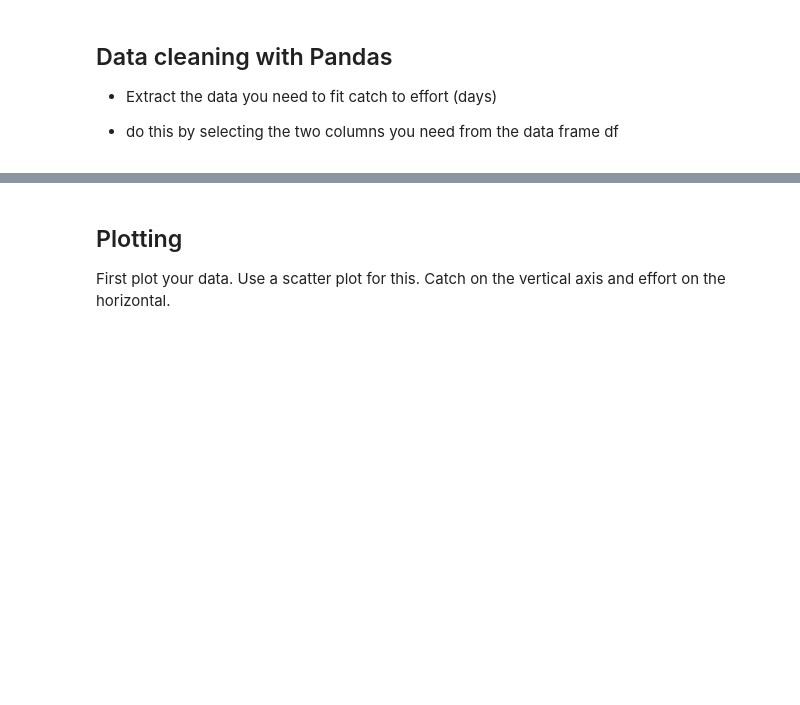
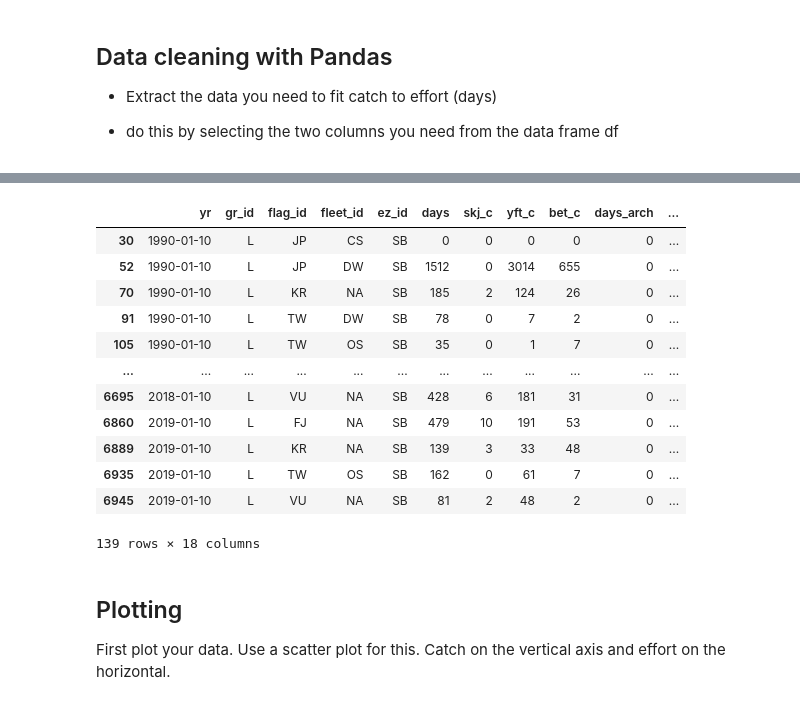
Before and after one commit to babycamel/afew, a Jupyter notebook: afew-present-6.ipynb, the cells around one changed output, grey strips where cells are left out. Drawn from its saved outputs; the diff is of its cells as text; code cells hidden in the pictures; blank space fills up the shorter version.

```diff
--- a/afew-present-6.ipynb
+++ b/afew-present-6.ipynb
@@ -128,3 +187,19 @@ conn.close()
+# %%
+soldata2
+# %% [output]
+|  | yr | gr_id | flag_id | fleet_id | ez_id | days | skj_c | yft_c | bet_c | days_arch | ... |
+| 30 | 1990-01-10 | L | JP | CS | SB | 0 | 0 | 0 | 0 | 0 | ... |
+| 52 | 1990-01-10 | L | JP | DW | SB | 1512 | 0 | 3014 | 655 | 0 | ... |
+| 70 | 1990-01-10 | L | KR | NA | SB | 185 | 2 | 124 | 26 | 0 | ... |
+| 91 | 1990-01-10 | L | TW | DW | SB | 78 | 0 | 7 | 2 | 0 | ... |
+| 105 | 1990-01-10 | L | TW | OS | SB | 35 | 0 | 1 | 7 | 0 | ... |
+| ... | ... | ... | ... | ... | ... | ... | ... | ... | ... | ... | ... |
+| 6695 | 2018-01-10 | L | VU | NA | SB | 428 | 6 | 181 | 31 | 0 | ... |
+| 6860 | 2019-01-10 | L | FJ | NA | SB | 479 | 10 | 191 | 53 | 0 | ... |
+| 6889 | 2019-01-10 | L | KR | NA | SB | 139 | 3 | 33 | 48 | 0 | ... |
+| 6935 | 2019-01-10 | L | TW | OS | SB | 162 | 0 | 61 | 7 | 0 | ... |
+| 6945 | 2019-01-10 | L | VU | NA | SB | 81 | 2 | 48 | 2 | 0 | ... |
+139 rows × 18 columns
 # %% [markdown]
 ## Plotting
 
```
Also changed, not shown: parts of 18 cells of this notebook.
